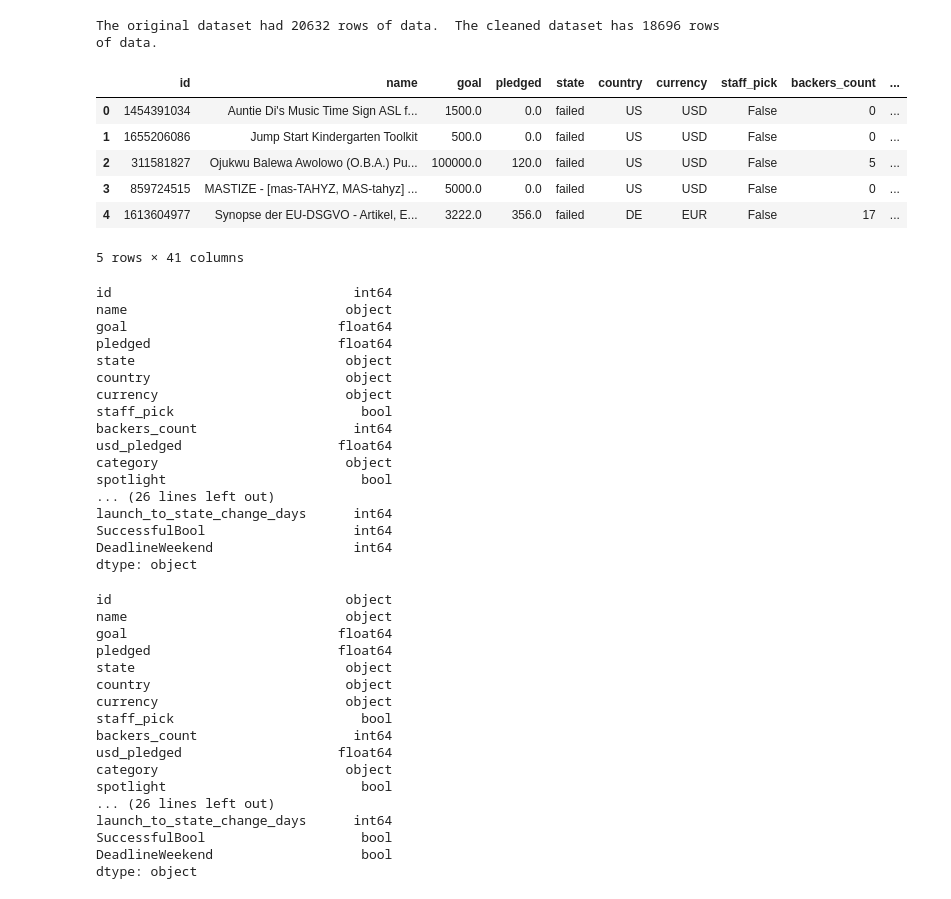
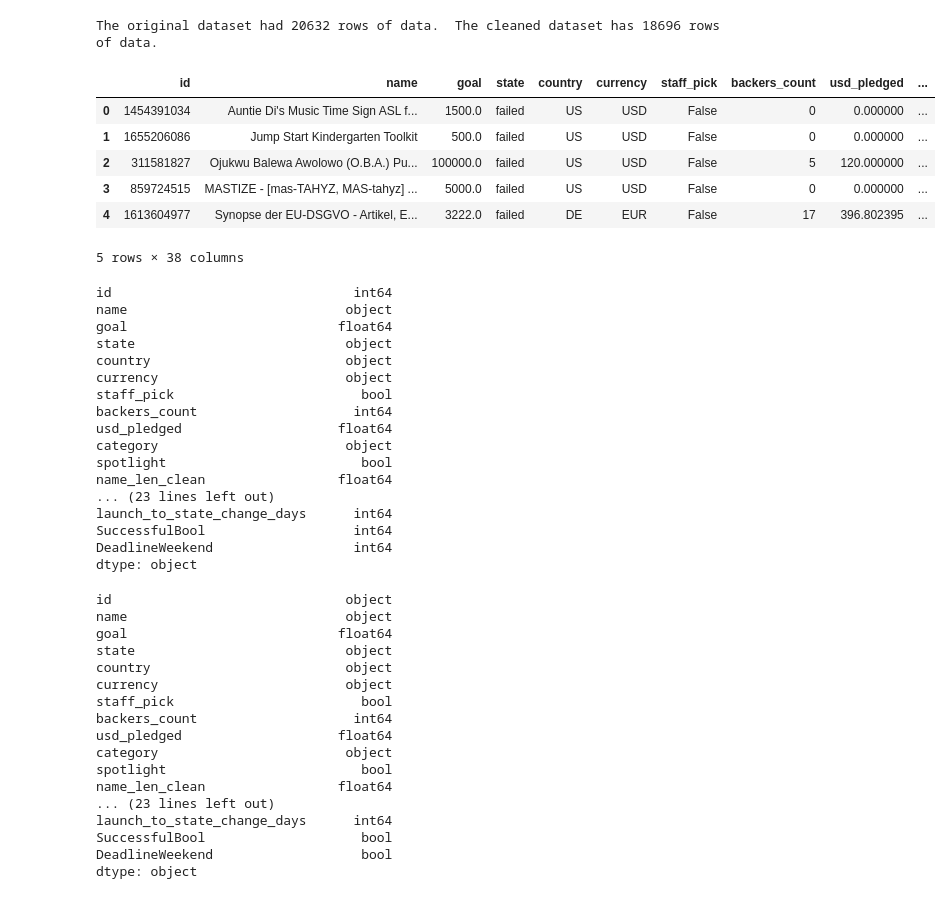
Before and after one commit to andrew8185/nwu-project-4, a Jupyter notebook: kickstarter_analysis.ipynb, the cells around one changed output. Cells and saved outputs as stored; diff of their text form; code cells hidden in the pictures.

```diff
--- a/kickstarter_analysis.ipynb
+++ b/kickstarter_analysis.ipynb
@@ -22,22 +23,22 @@ print(f"The original dataset had {len(df)} rows of data.  The cleaned dataset ha
 The original dataset had 20632 rows of data.  The cleaned dataset has 18696 rows of data.
 # %%
 # remove superfluous columns
-clean_df = clean_df.drop(["photo","blurb", "slug", "disable_communication", "currency_symbol",
+clean_df = clean_df.drop(["photo","blurb", "pledged", "slug", "disable_communication", "currency_symbol",
                           "currency_trailing_code", "deadline", "state_changed_at", "created_at",
                           "launched_at", "static_usd_rate", "creator", "location", "profile",
                           "urls", "source_url", "friends", "is_starred", "is_backing", "permissions",
-                          "create_to_launch", "launch_to_deadline", "launch_to_state_change",
+                          "name_len","blurb_len" ,"create_to_launch", "launch_to_deadline", "launch_to_state_change",
                           "USorGB", "TOPCOUNTRY", "LaunchedTuesday"], axis=1)
 
 clean_df.head()
 # %% [output]
-|  | id | name | goal | pledged | state | country | currency | staff_pick | backers_count | ... |
-| 0 | 1454391034 | Auntie Di's Music Time Sign ASL f... | 1500.0 | 0.0 | failed | US | USD | False | 0 | ... |
-| 1 | 1655206086 | Jump Start Kindergarten Toolkit | 500.0 | 0.0 | failed | US | USD | False | 0 | ... |
-| 2 | 311581827 | Ojukwu Balewa Awolowo (O.B.A.) Pu... | 100000.0 | 120.0 | failed | US | USD | False | 5 | ... |
-| 3 | 859724515 | MASTIZE - [mas-TAHYZ, MAS-tahyz] ... | 5000.0 | 0.0 | failed | US | USD | False | 0 | ... |
-| 4 | 1613604977 | Synopse der EU-DSGVO - Artikel, E... | 3222.0 | 356.0 | failed | DE | EUR | False | 17 | ... |
+|  | id | name | goal | state | country | currency | staff_pick | backers_count | usd_pledged | ... |
+| 0 | 1454391034 | Auntie Di's Music Time Sign ASL f... | 1500.0 | failed | US | USD | False | 0 | 0.000000 | ... |
+| 1 | 1655206086 | Jump Start Kindergarten Toolkit | 500.0 | failed | US | USD | False | 0 | 0.000000 | ... |
+| 2 | 311581827 | Ojukwu Balewa Awolowo (O.B.A.) Pu... | 100000.0 | failed | US | USD | False | 5 | 120.000000 | ... |
+| 3 | 859724515 | MASTIZE - [mas-TAHYZ, MAS-tahyz] ... | 5000.0 | failed | US | USD | False | 0 | 0.000000 | ... |
+| 4 | 1613604977 | Synopse der EU-DSGVO - Artikel, E... | 3222.0 | failed | DE | EUR | False | 17 | 396.802395 | ... |
-5 rows × 41 columns
+5 rows × 38 columns
 # %%
 # examine datatypes
 print(clean_df.dtypes)
@@ -45,7 +46,6 @@ print(clean_df.dtypes)
 id                               int64
 name                            object
 goal                           float64
-pledged                        float64
 state                           object
 country                         object
 currency                        object
@@ -54,7 +54,8 @@ backers_count                    int64
 usd_pledged                    float64
 category                        object
 spotlight                         bool
-... (26 lines left out)
+name_len_clean                 float64
+... (23 lines left out)
 launch_to_state_change_days      int64
 SuccessfulBool                   int64
 DeadlineWeekend                  int64
@@ -67,7 +68,6 @@ print(clean_df.dtypes)
 id                              object
 name                            object
 goal                           float64
-pledged                        float64
 state                           object
 country                         object
 currency                        object
@@ -76,7 +76,8 @@ backers_count                    int64
 usd_pledged                    float64
 category                        object
 spotlight                         bool
-... (26 lines left out)
+name_len_clean                 float64
+... (23 lines left out)
 launch_to_state_change_days      int64
 SuccessfulBool                    bool
 DeadlineWeekend                   bool
```
Also changed, not shown: parts of 10 cells of this notebook.
